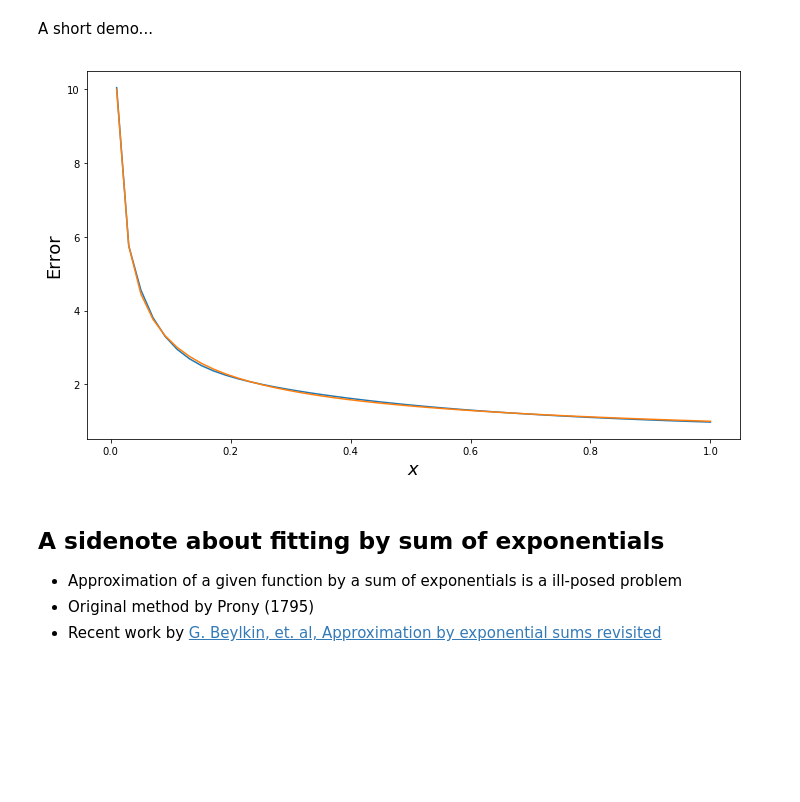
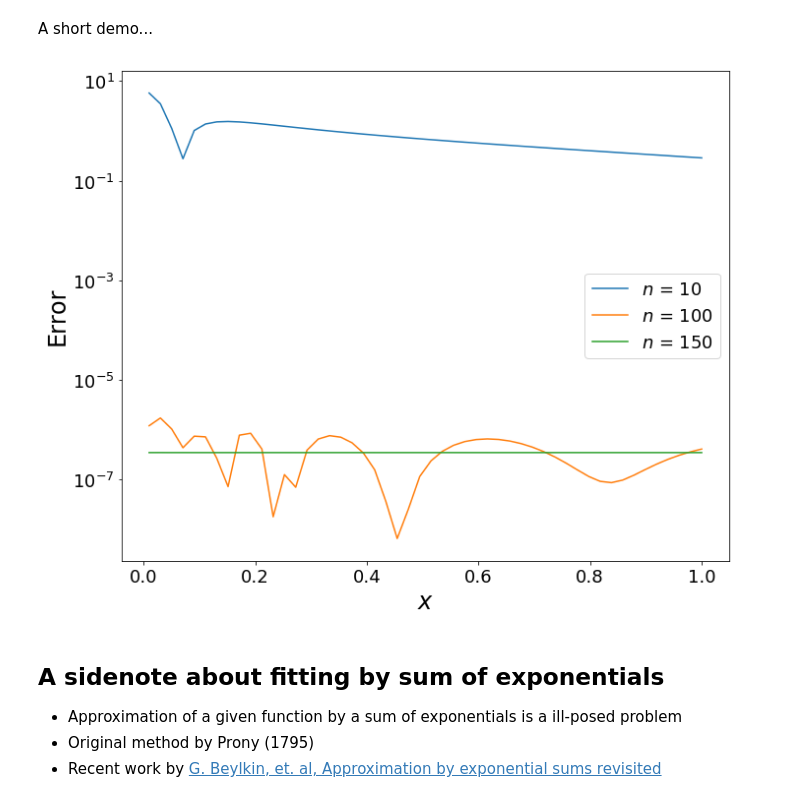
Before and after one commit to oseledets/fastpde2017, a Jupyter notebook: lectures/Lecture-2.ipynb, the cells around one changed output. Drawn from its saved outputs; the diff is of its cells as text; code cells hidden in the pictures; blank space fills up the shorter version.

```diff
--- a/lectures/Lecture-2.ipynb
+++ b/lectures/Lecture-2.ipynb
@@ -251,35 +255,38 @@ A short demo...
 # %%
 import numpy as np
 import math
 import matplotlib.pyplot as plt
 %matplotlib inline
 a = -30
 b = 30
-n = 30
-t = np.linspace(a, b, n)
-h = t[1] - t[0]
-w = np.ones(n) * h
-w[0] = h/2
-w[n-1] = h/2
-w = w * np.exp(0.5 * t)/np.sqrt(math.pi)
-ps = np.exp(t)
-x = np.linspace(0.01, 1)
-fun = 1.0/np.sqrt(x)
-appr = 0 * x
-for i in xrange(n):
-    appr = appr + w[i] * np.exp(-(x) * ps[i])
-#plt.plot(x, fun)
-fig, ax = plt.subplots(1, 1, figsize=(10, 6))
-#ax.plot(x, np.abs(appr - fun))
-ax.plot(x, appr, label='appr')
-ax.plot(x, fun, label='fun')
-#ax.set_yscale('log')
+n_list = [10, 100, 150]
+plt.figure(figsize=(10,8))
+for n in n_list:
+    t = np.linspace(a, b, n)
+    h = t[1] - t[0]
+    w = np.ones(n) * h
+    w[0] = h/2
+    w[n-1] = h/2
+    w = w * np.exp(0.5 * t)/np.sqrt(math.pi)
+    ps = np.exp(t)
+    x = np.linspace(0.01, 1)
+    fun = 1.0/np.sqrt(x)
+    appr = 0 * x
+    for i in xrange(n):
+        appr = appr + w[i] * np.exp(-(x) * ps[i])
+    plt.plot(x, np.abs(appr - fun), label="$n$ = {}".format(n))
+# ax.plot(x, appr, label='appr')
+# ax.plot(x, fun, label='fun')
+plt.yscale('log')
 #ax.set_title('Approximation error by %d Gaussians' % n)
-ax.set_ylabel('Error', fontsize=18)
-ax.set_xlabel("$x$", fontsize=18)
+plt.ylabel('Error', fontsize=24)
+plt.xlabel("$x$", fontsize=24)
+plt.legend(fontsize=18)
+plt.xticks(fontsize=18)
+plt.yticks(fontsize=18)
 plt.tight_layout()
 # %% [output]
-[figure, old version]
+[figure, new version]
 # %% [markdown]
 ## A sidenote about fitting by sum of exponentials
 - Approximation of a given function by a sum of exponentials is a ill-posed problem
```
Also changed, not shown: parts of 4 cells of this notebook.
